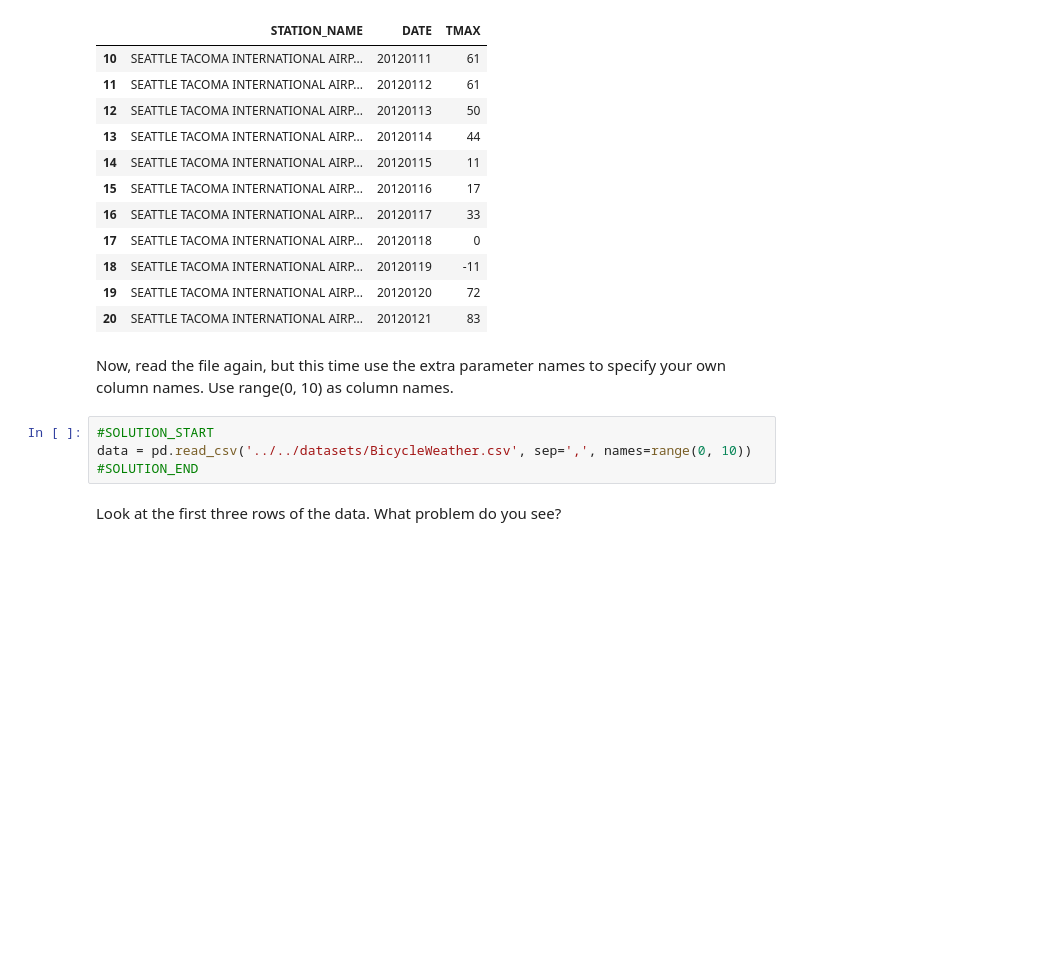
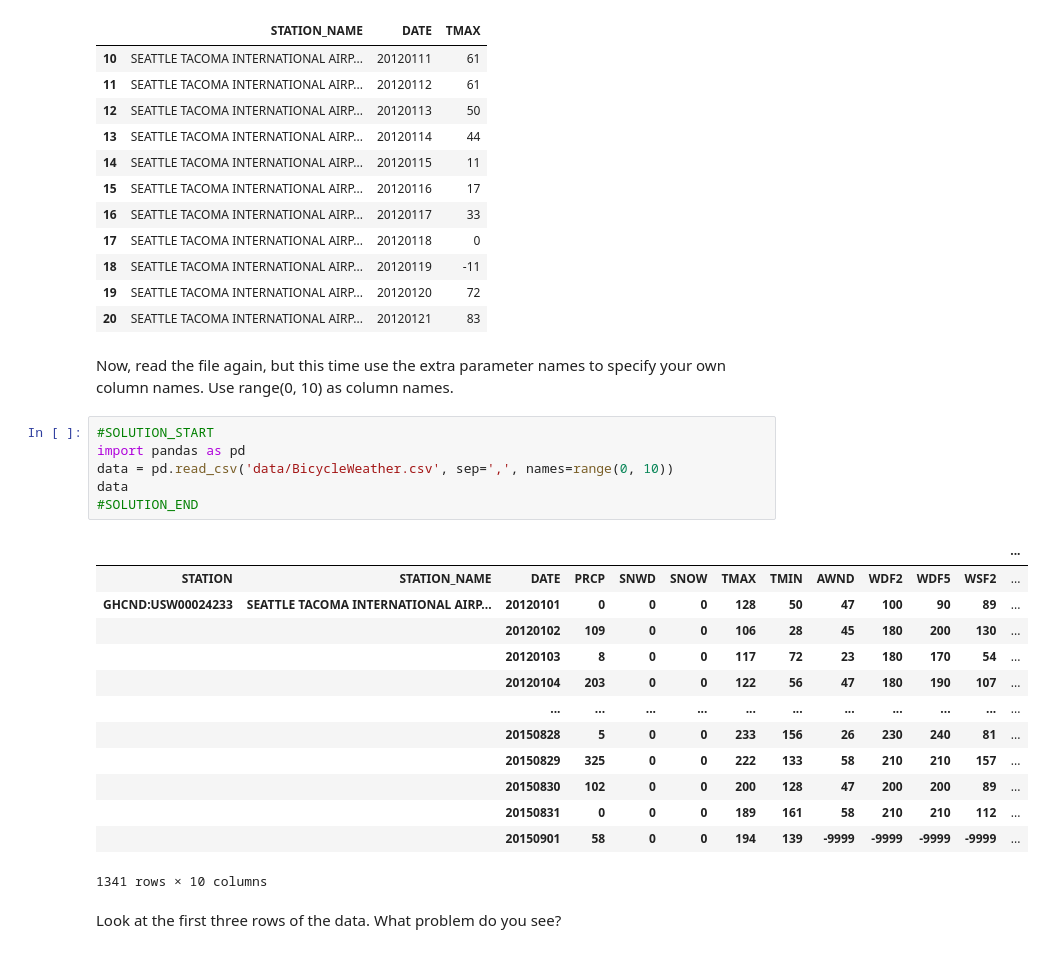
Before and after one commit to jeroenpelgrims/kdg-2425, a Jupyter notebook: data-science-2/pandas/03.02bis.XTR_ReadingFiles (solutions).ipynb, the cells around one changed output. Cells and saved outputs as stored; diff of their text form; blank space fills up the shorter version.

Commit message:
Add pandas stuff

```diff
--- a/data-science-2/pandas/03.02bis.XTR_ReadingFiles (solutions).ipynb
+++ b/data-science-2/pandas/03.02bis.XTR_ReadingFiles (solutions).ipynb
@@ -129,8 +131,24 @@ data.loc[10:20, ['STATION_NAME', 'DATE', 'TMAX']]
 Now, read the file again, but this time use the extra parameter names to specify your own column names. Use range(0, 10) as column names.
 # %%
 #SOLUTION_START
-data = pd.read_csv('../../datasets/BicycleWeather.csv', sep=',', names=range(0, 10))
+import pandas as pd
+data = pd.read_csv('data/BicycleWeather.csv', sep=',', names=range(0, 10))
+data
 #SOLUTION_END
+# %% [output]
+|  |  |  |  |  |  |  |  |  |  |  |  | ... |
+| STATION | STATION_NAME | DATE | PRCP | SNWD | SNOW | TMAX | TMIN | AWND | WDF2 | WDF5 | WSF2 | ... |
+| GHCND:USW00024233 | SEATTLE TACOMA INTERNATIONAL AIRP... | 20120101 | 0 | 0 | 0 | 128 | 50 | 47 | 100 | 90 | 89 | ... |
+|  |  | 20120102 | 109 | 0 | 0 | 106 | 28 | 45 | 180 | 200 | 130 | ... |
+|  |  | 20120103 | 8 | 0 | 0 | 117 | 72 | 23 | 180 | 170 | 54 | ... |
+|  |  | 20120104 | 203 | 0 | 0 | 122 | 56 | 47 | 180 | 190 | 107 | ... |
+|  |  | ... | ... | ... | ... | ... | ... | ... | ... | ... | ... | ... |
+|  |  | 20150828 | 5 | 0 | 0 | 233 | 156 | 26 | 230 | 240 | 81 | ... |
+|  |  | 20150829 | 325 | 0 | 0 | 222 | 133 | 58 | 210 | 210 | 157 | ... |
+|  |  | 20150830 | 102 | 0 | 0 | 200 | 128 | 47 | 200 | 200 | 89 | ... |
+|  |  | 20150831 | 0 | 0 | 0 | 189 | 161 | 58 | 210 | 210 | 112 | ... |
+|  |  | 20150901 | 58 | 0 | 0 | 194 | 139 | -9999 | -9999 | -9999 | -9999 | ... |
+1341 rows × 10 columns
 # %% [markdown]
 Look at the first three rows of the data. What problem do you see?
 # %%
```
Also changed, not shown: parts of 2 cells of this notebook, 8 other files.
